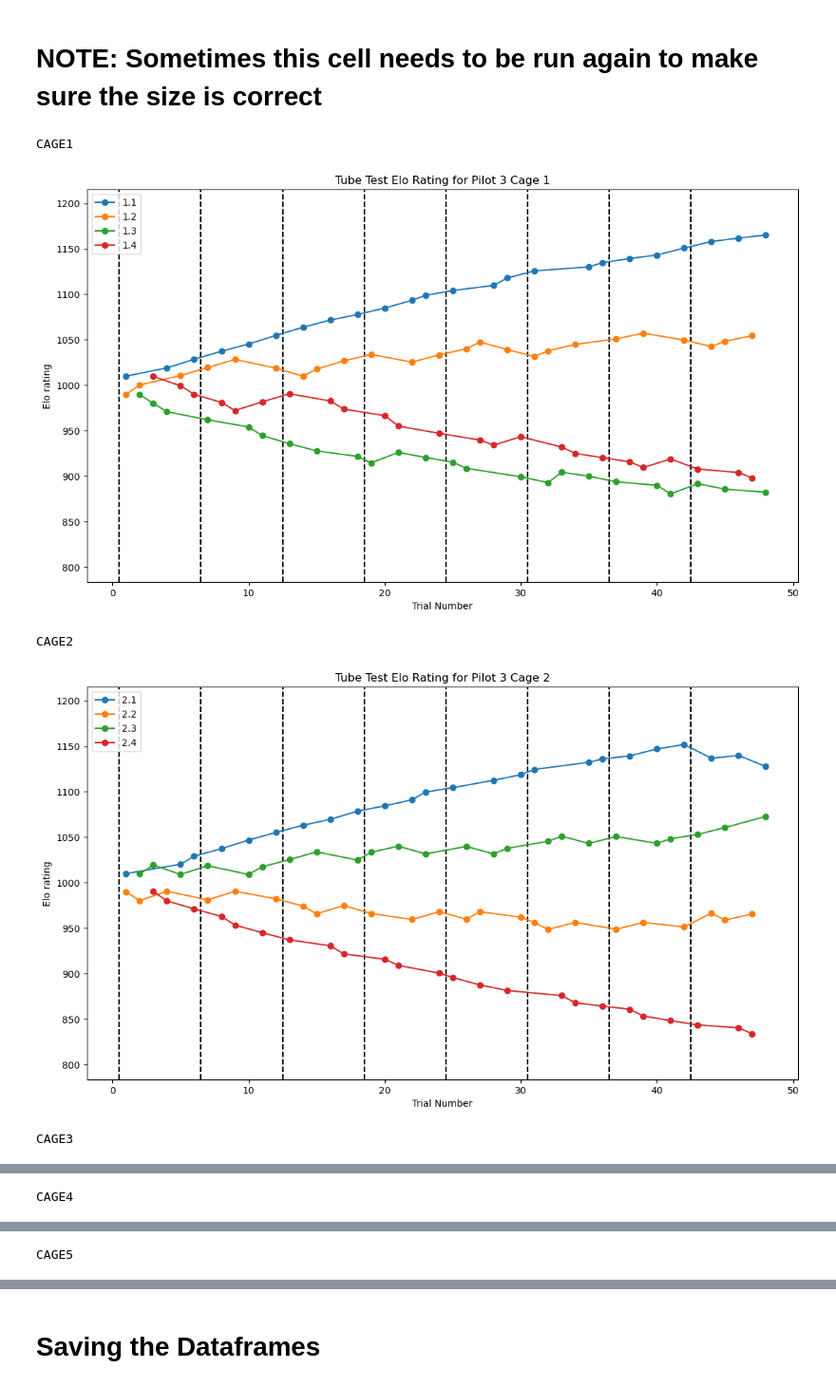
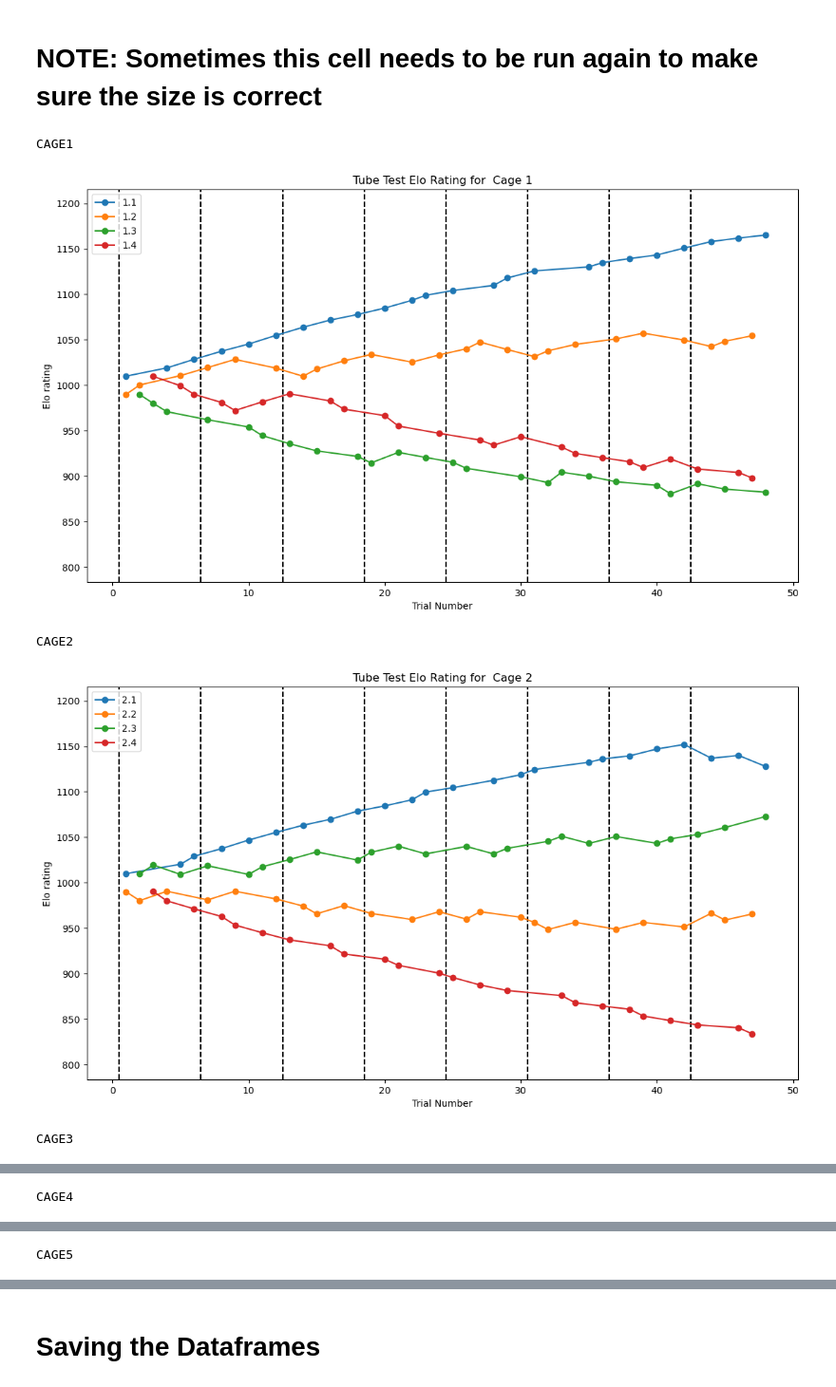
Before and after one commit to padillacoreanolab/social_competiton_elo_rating, a Jupyter notebook: jupyter_notebooks/tube_test_processing.ipynb, the cells around one changed output, grey strips where cells are left out. Shown: that part at 95% size. Cells and saved outputs as stored; diff of their text form; code cells hidden in the pictures.

Commit message:
fix: add try except to name formatting

```diff
--- a/jupyter_notebooks/tube_test_processing.ipynb
+++ b/jupyter_notebooks/tube_test_processing.ipynb
@@ -1251,37 +1249,46 @@ for key, value in sheet_name_to_everything.items():
 
     # Drawing a line for each subject
     for subject in sorted(elo_rating_dataframe["subject_id"].unique()):
         # Getting all the rows with the current subject
         subject_dataframe = elo_rating_dataframe[elo_rating_dataframe["subject_id"] == subject]
         # Making the current match number the X-Axis
         plt.plot(subject_dataframe["total_match_number"], subject_dataframe["updated_elo_rating"], '-o', label=subject)
 
     # Labeling the X/Y Axis and the title
     ax.set_xlabel("Trial Number")
     ax.set_ylabel("Elo rating")
     # Formattnig Cohort and Experiment Name so that it's more readable with spacing and capitalization
-    formatted_cohort_name = " ".join(cohort_name.split("_")).capitalize()
-    formatted_protocol_name = string.capwords(" ".join(protocol_name.split("_")))
-    formatted_cage_name = " ".join((re.match(r"([a-z]+)([0-9]+)", key, re.I).groups())).capitalize()
+    try:
+        formatted_cohort_name = " ".join(cohort_name.split("_")).capitalize()
+    except:
+        formatted_cohort_name = cohort_name
+    try:
+        formatted_protocol_name = string.capwords(" ".join(protocol_name.split("_")))
+    except:
+        formatted_protocol_name = protocol_name
+    try:
+        formatted_cage_name = " ".join((re.match(r"([a-z]+)([0-9]+)", key, re.I).groups())).capitalize()
+    except:
+        formatted_cage_name = key
     ax.set_title("{} Elo Rating for {} {}".format(formatted_protocol_name, formatted_cohort_name, formatted_cage_name))
 
     # To show the legend
     ax.legend(loc="upper left")
     # Setting the values of the Y-axis
     plt.ylim(min_elo_rating-50, max_elo_rating+50)
     # Saving the plot
     file_name_parts_separated = [prefix_name, cohort_name, key, earliest_date, latest_date]
     file_name_parts_combined = "_".join([part for part in file_name_parts_separated if part])
 
     file_name_full = "elo_rating_{}.png".format(file_name_parts_combined)
     # Removing all the spaces and replacing them with underscores
     file_name_full = "_".join(file_name_full.split(" "))
     plt.savefig(os.path.join(plot_output_directory, file_name_full))
     # Showing the plots
     plt.show()
 # %% [output]
 CAGE1
-[figure, old version]
+[figure, new version]
 CAGE2
-[figure, old version]
+[figure, new version]
 CAGE3
```
Also changed, not shown: parts of 12 cells of this notebook, 1 other file.
